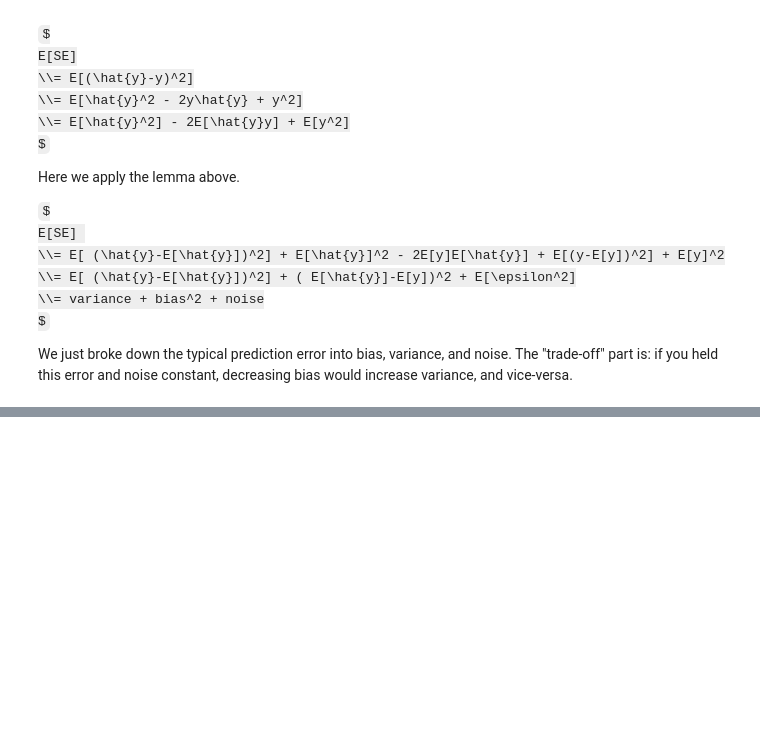
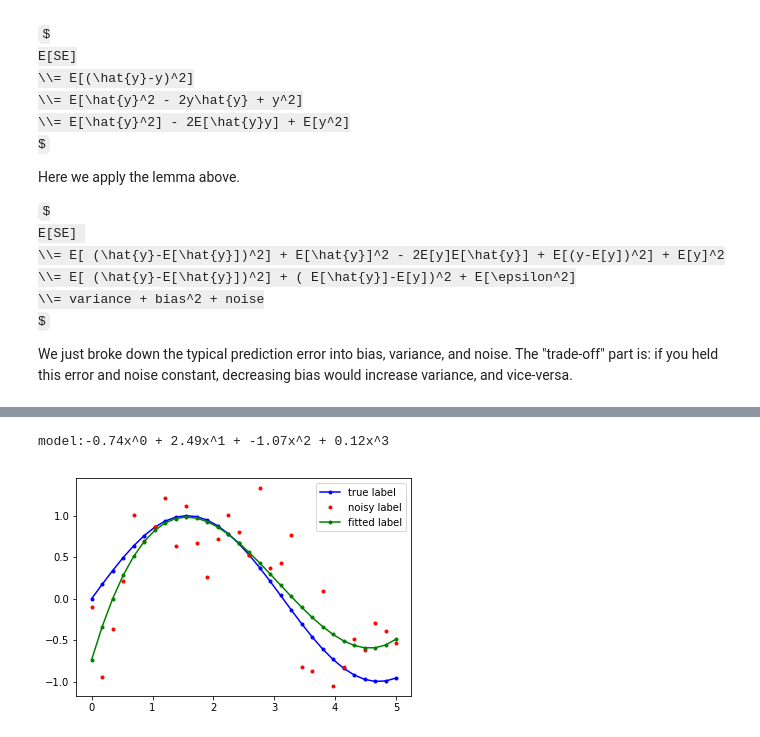
Before and after one commit to gentimouton/dives, a Jupyter notebook: exercises/q011_stats_bias_variance_tradeoff.ipynb, the cells around one changed output, grey strips where cells are left out. Drawn from its saved outputs; the diff is of its cells as text; code cells hidden in the pictures; some formulas as TeX source; blank space fills up the shorter version.

Commit message:
polynomial fit

```diff
--- a/exercises/q011_stats_bias_variance_tradeoff.ipynb
+++ b/exercises/q011_stats_bias_variance_tradeoff.ipynb
@@ -73,0 +127,51 @@ decreasing bias would increase variance, and vice-versa.
+# %%
+# train and test polynomial regression model
+
+from sklearn.linear_model import LinearRegression
+
+def train_poly_linreg(x, y, degree):
+    """ Fit a polynomial to the train set x and label y. """
+    model = LinearRegression(fit_intercept=False)
+    # vander([1,2],3,True) = [[1^0,1^1,1^2],[2^0,2^1,2^2]]
+    model.fit(np.vander(x, degree + 1, increasing=True), y)
+    return model
+
+def test_poly_linreg(model, x):
+    """ Apply polynomial model to test set x.
+    Output predicted values for inputs x.
+    model must be a LinearRegression
+    """
+    degree = model.coef_.size - 1
+    y = model.predict(np.vander(x, degree + 1, increasing=True))
+    return y
+
+def train_test_poly_linreg(df, degree, verbose=False):
+    """ train and test a polynomial model """
+    model = train_poly_linreg(df['x'], df['y'], degree)
+    if verbose:
+        model_str = ' + '.join(
+            ['{:0.2f}x^{}'.format(c,i)
+             for i,c in enumerate(model.coef_)]
+        )
+        print('model:' + model_str)
+    df['yp'] = test_poly_linreg(model, df['x'])
+    return df
+
+def plot_xyz_preds(df):
+    """ plot true label, noisy label, and predicted label.
+    df must have columns: x, y, z, y_pred """
+    plt.plot(df['x'], df['z'], 'b.-') # blue dots
+    plt.plot(df['x'], df['y'], 'r.') # red dots
+    plt.plot(df['x'], df['yp'], 'g.-') # green dots
+    plt.legend(['true label','noisy label','fitted label'])
+
+plot_xyz_preds(
+    train_test_poly_linreg(
+        generate_data(),
+        degree=3,
+        verbose=True
+    )
+)
+# %% [output]
+model:-0.74x^0 + 2.49x^1 + -1.07x^2 + 0.12x^3
+[figure, added]
```
Also changed, not shown: parts of 7 cells of this notebook.
